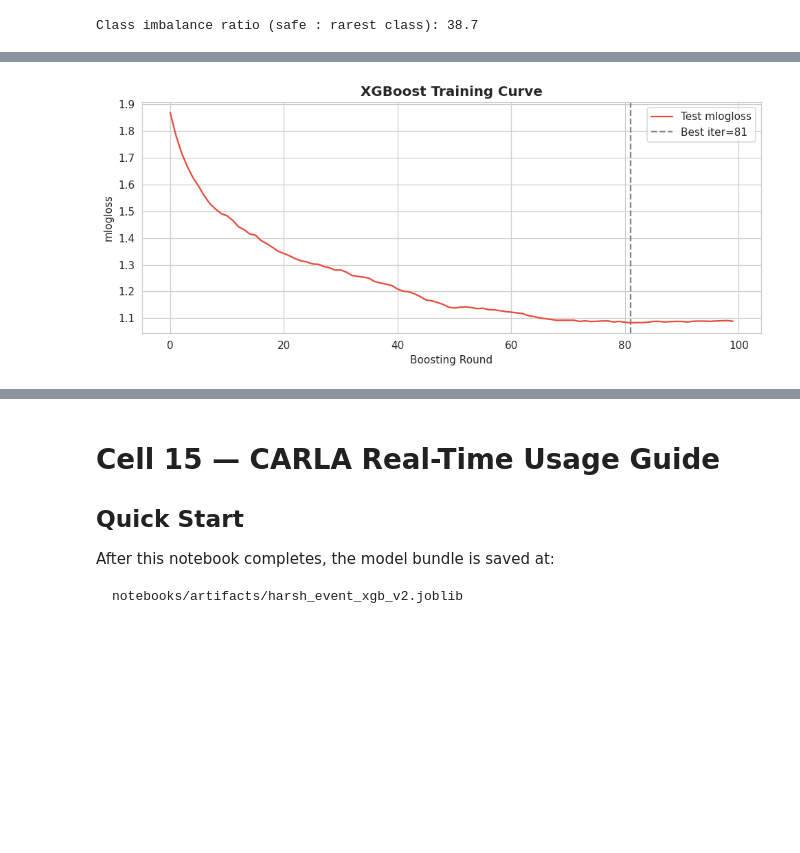
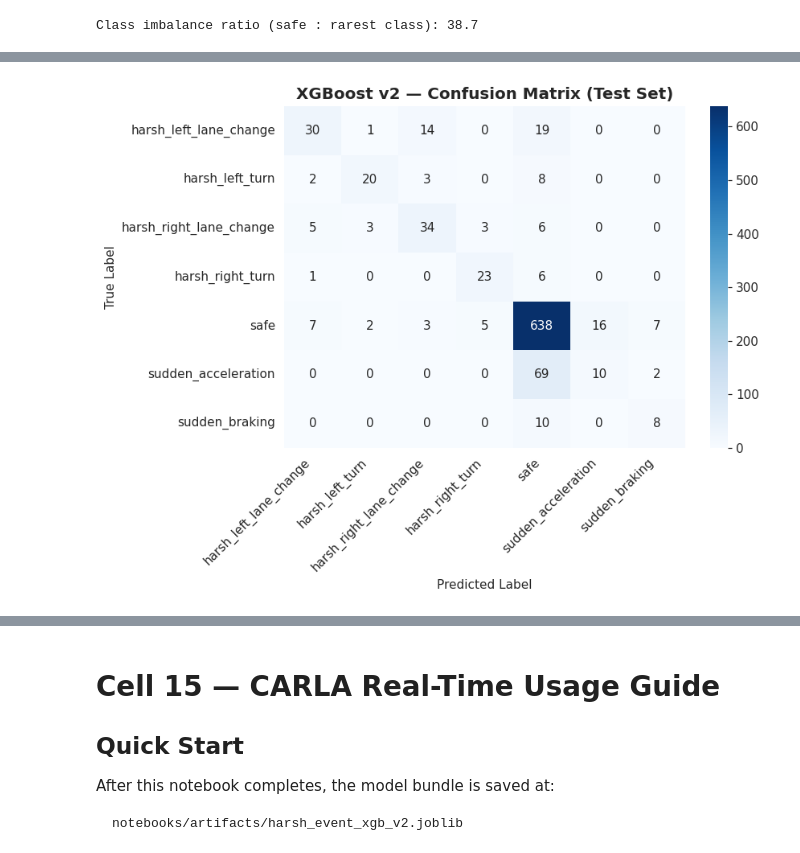
Before and after one commit to roshit-08/carla-project, a Jupyter notebook: notebooks/xgboost_harsh_driving_v2.ipynb, the cells around one changed output, grey strips where cells are left out. Drawn from its saved outputs; the diff is of its cells as text; code cells hidden in the pictures; blank space fills up the shorter version.

Commit message:
Modified XGBoost

```diff
--- a/notebooks/xgboost_harsh_driving_v2.ipynb
+++ b/notebooks/xgboost_harsh_driving_v2.ipynb
@@ -416,17 +482,14 @@ Encoded classes: [('harsh_left_lane_change', 0), ('harsh_left_turn', 1), ('harsh
 # %%
-# ── Cell 8: SMOTE Oversampling on Training Split ──────────────────────────────
+# ── Cell 8: RandomOverSampler / SMOTE on Training Split ──────────────────────────────
 # Applied ONLY to the training data — val/test remain untouched.
 
-print("Before SMOTE:")
-print(pd.Series(y_train_enc).value_counts().rename(index=dict(enumerate(le.classes_))))
+print("Before Resampling:")
+print(pd.Series(y_train).value_counts().rename(index=dict(enumerate(le.classes_))))
 
-smote = SMOTE(
-    random_state=SEED,
-    k_neighbors=min(5, pd.Series(y_train_enc).value_counts().min() - 1),
-)
-X_train_res, y_train_res = smote.fit_resample(X_train, y_train_enc)
+ros = RandomOverSampler(random_state=SEED)
+X_train_res, y_train_res = ros.fit_resample(X_train, y_train)
 
-print("\nAfter SMOTE:")
+print("\nAfter Resampling:")
 print(pd.Series(y_train_res).value_counts().rename(index=dict(enumerate(le.classes_))))
-print(f"\nTraining samples: {len(X_train):,} → {len(X_train_res):,} after SMOTE")
+print(f"\nTraining samples: {len(X_train):,} → {len(X_train_res):,} after resampling")
 # %% [output]
@@ -578,41 +602,29 @@ Best params          : {'n_estimators': 100, 'max_depth': 3, 'learning_rate': 0.
 # %%
-# ── Cell 11: Final Model Training ────────────────────────────────────────────
-# Combine train + val for final training, test set for early-stopping signal.
+# ── Cell 11: Final Test Evaluation & Confusion Matrix ────────────────────────
+test_preds = final_xgb.predict(X_test)
 
-# Merge train (post-SMOTE) and val
-X_trainval_res = pd.concat([X_train_res, X_val], ignore_index=True)
-y_trainval_res = np.concatenate([y_train_res, y_val_enc])
+macro_f1 = f1_score(y_test, test_preds, average="macro")
+print("=" * 65)
+print(f"FINAL TEST SET EVALUATION (Macro F1 = {macro_f1:.4f})")
+print("=" * 65)
+print(classification_report(y_test, test_preds, target_names=le.classes_, digits=4))
 
-final_model = xgb.XGBClassifier(
-    **best_params,
-    objective="multi:softprob",
-    num_class=len(le.classes_),
-    tree_method="hist",
-    eval_metric="mlogloss",
-    early_stopping_rounds=30,
-    random_state=SEED,
-    n_jobs=-1,
-    verbosity=0,
+# Confusion Matrix Plot
+cm = confusion_matrix(y_test, test_preds)
+plt.figure(figsize=(8, 6))
+sns.heatmap(
+    cm,
+    annot=True,
+    fmt="d",
+    cmap="Blues",
+    xticklabels=le.classes_,
+    yticklabels=le.classes_,
 )
-
-final_model.fit(
-    X_trainval_res, y_trainval_res,
-    eval_set=[(X_test, y_test_enc)],
-    verbose=False,
-)
-
-print(f"Best iteration (early stopping): {final_model.best_iteration}")
-
-# Training curve
-evals_result = final_model.evals_result()
-plt.figure(figsize=(9, 4))
-plt.plot(evals_result["validation_0"]["mlogloss"], label="Test mlogloss", color="#e74c3c")
-plt.axvline(x=final_model.best_iteration, linestyle="--", color="gray", label=f"Best iter={final_model.best_iteration}")
-plt.xlabel("Boosting Round")
-plt.ylabel("mlogloss")
-plt.title("XGBoost Training Curve", fontsize=13, fontweight="bold")
-plt.legend()
+plt.title("XGBoost v2 — Confusion Matrix (Test Set)", fontsize=13, fontweight="bold")
+plt.xlabel("Predicted Label")
+plt.ylabel("True Label")
+plt.xticks(rotation=45, ha="right")
 plt.tight_layout()
-plt.savefig(ARTIFACTS_DIR / "training_curve.png", bbox_inches="tight")
+plt.savefig(ARTIFACTS_DIR / "xgb_v2_confusion_matrix.png", bbox_inches="tight")
 plt.show()
 # %% [output]
@@ -620,2 +647,2 @@ Best iteration (early stopping): 81
-[figure, old version]
+[figure, new version]
 # %%
```
Also changed, not shown: parts of 15 cells of this notebook, 6 other files.
